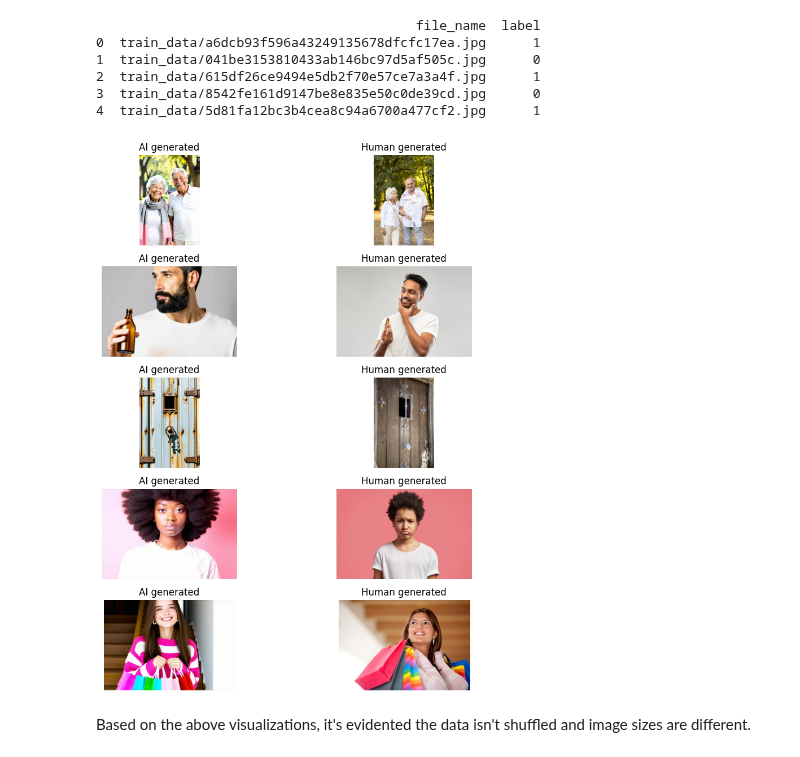
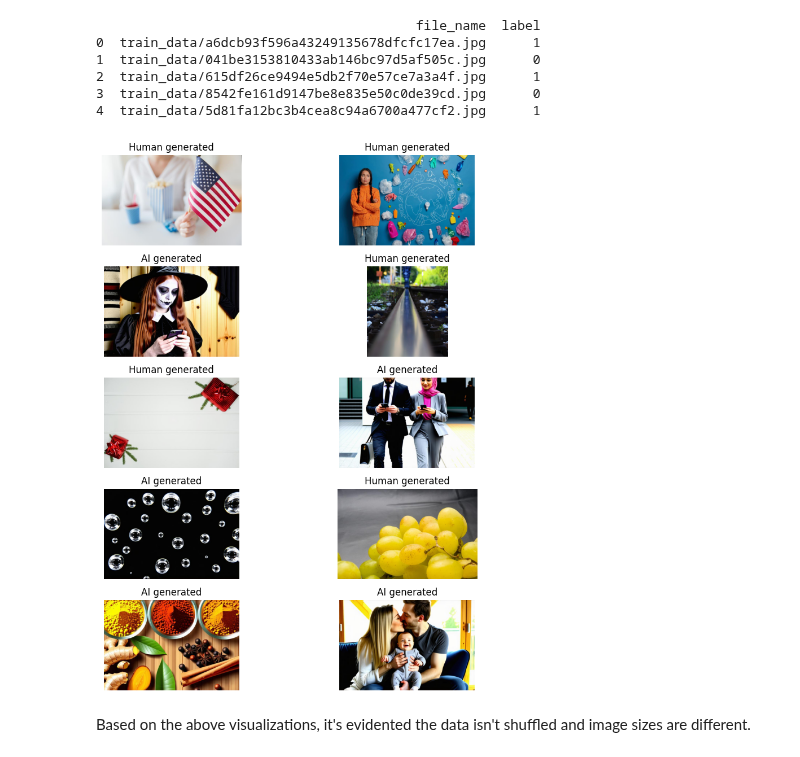
Before and after one commit to kamau96/Data_Science_Android_Web_Development, a Jupyter notebook: Data_Science_Development/Python_Programming/Deep_Computer_Vision/ai_human_images.ipynb, the cells around one changed output. Drawn from its saved outputs; the diff is of its cells as text; code cells hidden in the pictures.

```diff
--- a/Data_Science_Development/Python_Programming/Deep_Computer_Vision/ai_human_images.ipynb
+++ b/Data_Science_Development/Python_Programming/Deep_Computer_Vision/ai_human_images.ipynb
@@ -47,26 +49,26 @@ test_full_path = create_image_fullpath(test["id"])
 # %%
 # Visualize the the first ten images.
 fig, ax = plt.subplots(5, 2, figsize=(10,10))
 
-index = 0
+index = -1
 for i in range(5):
     for j in range(2):
         im = plt.imread(train_full_path[index])
         ax[i][j].imshow(im)
         ax[i][j].axis("off")
 
         if labels[index] == 0:
             ax[i][j].set_title("Human generated")
         else:
             ax[i][j].set_title("AI generated")
 
-        index += 1
+        index -= 1
 
 
 
 fig.tight_layout()
 # %% [output]
-[figure, old version]
+[figure, new version]
 # %% [markdown]
 Based on the above visualizations, it's evidented the data isn't shuffled and image sizes are different.
 # %%
```
Also changed, not shown: parts of 3 cells of this notebook.
